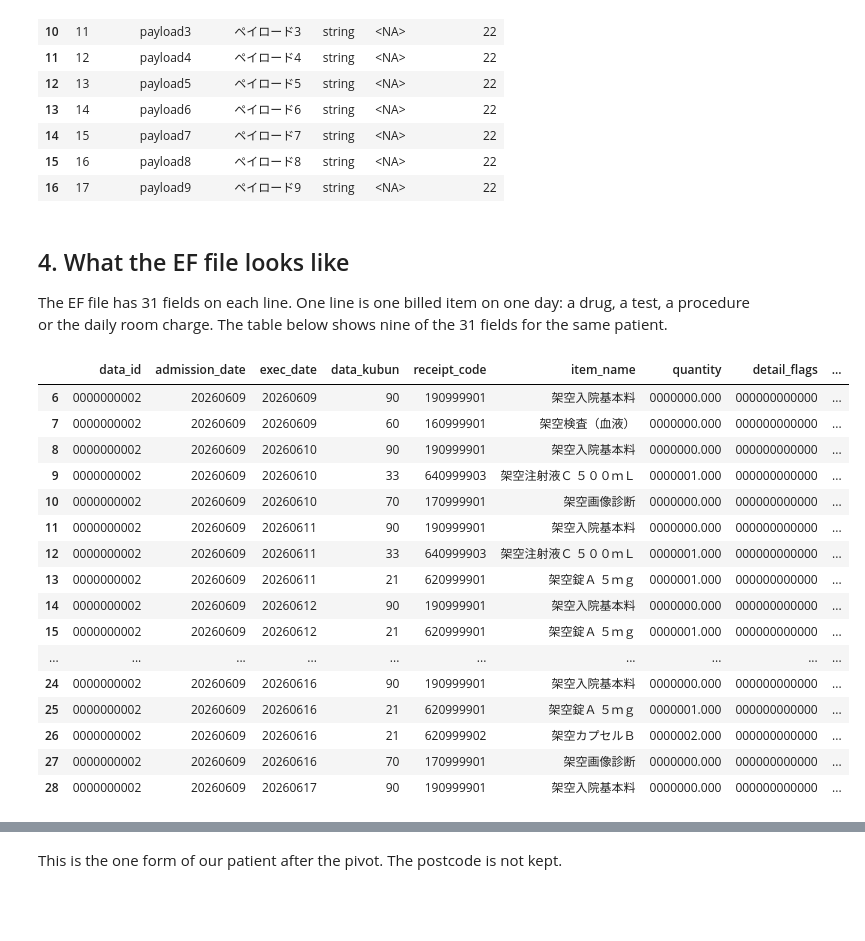
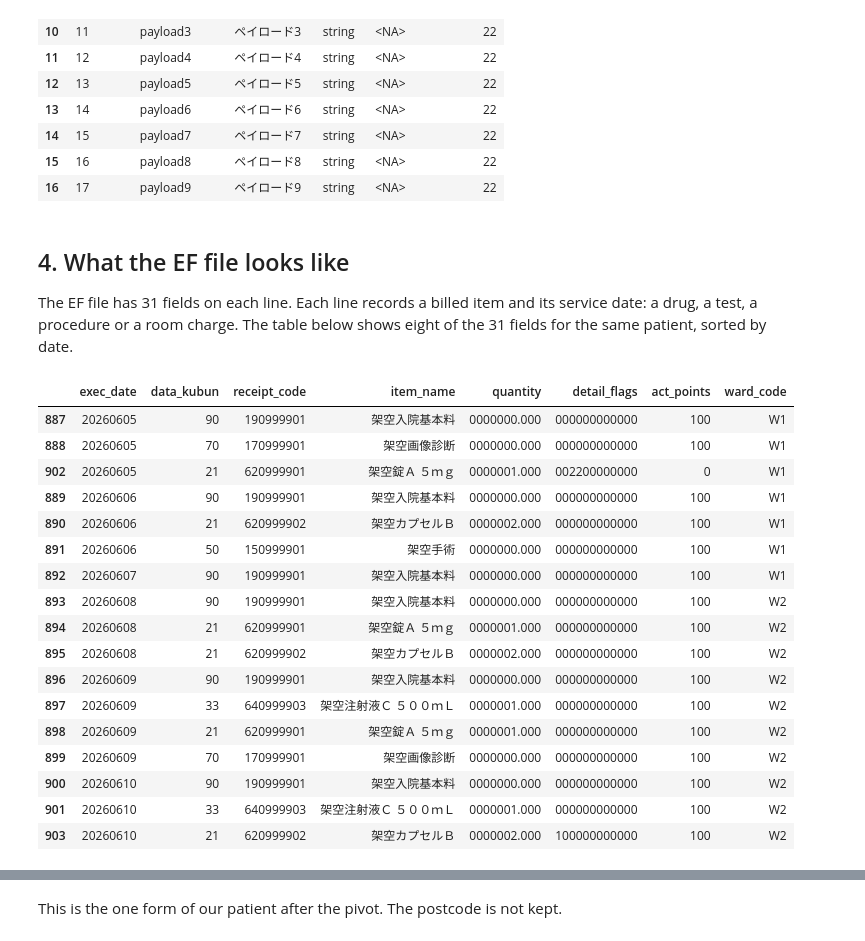
Before and after one commit to kojikojikojikoji/jpomop, a Jupyter notebook: examples/walkthrough_en.ipynb, the cells around one changed output, grey strips where cells are left out. Cells and saved outputs as stored; diff of their text form; code cells hidden in the pictures; blank space fills up the shorter version.

Commit message:
Walkthrough: one patient shows every case; real ICD-10 to SNOMED rows; suspected, brought-in and discharge drugs

```diff
--- a/examples/walkthrough_en.ipynb
+++ b/examples/walkthrough_en.ipynb
@@ -36,6 +36,11 @@ import jpomop
 
 pd.set_option("display.max_columns", 40)
 pd.set_option("display.width", 200)
+pd.set_option("display.max_colwidth", 80)
+
+SEED = 31                # see section 2
+FOLLOW = "0000000048"    # the patient we follow (data_id in the DPC files)
+FOLLOW_PERSON = 48       # the same patient in the CDM tables
 
 work = Path(tempfile.mkdtemp(prefix="jpomop_"))
 print("jpomop", jpomop.__version__)
@@ -138,33 +157,34 @@ pd.DataFrame(
 ## 4. What the EF file looks like
 
 The EF file has 31 fields on each line.
-One line is one billed item on one day: a drug, a test, a procedure or the daily room charge.
-The table below shows nine of the 31 fields for the same patient.
+Each line records a billed item and its service date: a drug, a test, a procedure or a room charge.
+The table below shows eight of the 31 fields for the same patient, sorted by date.
 # %%
 ef_spec = load_spec("dpc_ef")
 lines = m.ef.read_bytes().decode("cp932").splitlines()
 raw_ef = pd.DataFrame([ln.split("\t") for ln in lines], columns=ef_spec.field_names())
-cols = ["data_id", "admission_date", "exec_date", "data_kubun", "receipt_code",
-        "item_name", "quantity", "detail_flags", "ward_code"]
-raw_ef.loc[raw_ef["data_id"] == "0000000002", cols]
+cols = ["exec_date", "data_kubun", "receipt_code", "item_name", "quantity",
+        "detail_flags", "act_points", "ward_code"]
+raw_ef.loc[raw_ef["data_id"] == FOLLOW, cols].sort_values("exec_date", kind="stable")
 # %% [output]
-|  | data_id | admission_date | exec_date | data_kubun | receipt_code | item_name | quantity | detail_flags | ... |
-| 6 | 0000000002 | 20260609 | 20260609 | 90 | 190999901 | 架空入院基本料 | 0000000.000 | 000000000000 | ... |
-| 7 | 0000000002 | 20260609 | 20260609 | 60 | 160999901 | 架空検査（血液） | 0000000.000 | 000000000000 | ... |
-| 8 | 0000000002 | 20260609 | 20260610 | 90 | 190999901 | 架空入院基本料 | 0000000.000 | 000000000000 | ... |
-| 9 | 0000000002 | 20260609 | 20260610 | 33 | 640999903 | 架空注射液Ｃ ５００ｍＬ | 0000001.000 | 000000000000 | ... |
-| 10 | 0000000002 | 20260609 | 20260610 | 70 | 170999901 | 架空画像診断 | 0000000.000 | 000000000000 | ... |
-| 11 | 0000000002 | 20260609 | 20260611 | 90 | 190999901 | 架空入院基本料 | 0000000.000 | 000000000000 | ... |
-| 12 | 0000000002 | 20260609 | 20260611 | 33 | 640999903 | 架空注射液Ｃ ５００ｍＬ | 0000001.000 | 000000000000 | ... |
-| 13 | 0000000002 | 20260609 | 20260611 | 21 | 620999901 | 架空錠Ａ ５ｍｇ | 0000001.000 | 000000000000 | ... |
-| 14 | 0000000002 | 20260609 | 20260612 | 90 | 190999901 | 架空入院基本料 | 0000000.000 | 000000000000 | ... |
-| 15 | 0000000002 | 20260609 | 20260612 | 21 | 620999901 | 架空錠Ａ ５ｍｇ | 0000001.000 | 000000000000 | ... |
-| ... | ... | ... | ... | ... | ... | ... | ... | ... | ... |
-| 24 | 0000000002 | 20260609 | 20260616 | 90 | 190999901 | 架空入院基本料 | 0000000.000 | 000000000000 | ... |
-| 25 | 0000000002 | 20260609 | 20260616 | 21 | 620999901 | 架空錠Ａ ５ｍｇ | 0000001.000 | 000000000000 | ... |
-| 26 | 0000000002 | 20260609 | 20260616 | 21 | 620999902 | 架空カプセルＢ | 0000002.000 | 000000000000 | ... |
-| 27 | 0000000002 | 20260609 | 20260616 | 70 | 170999901 | 架空画像診断 | 0000000.000 | 000000000000 | ... |
-| 28 | 0000000002 | 20260609 | 20260617 | 90 | 190999901 | 架空入院基本料 | 0000000.000 | 000000000000 | ... |
+|  | exec_date | data_kubun | receipt_code | item_name | quantity | detail_flags | act_points | ward_code |
+| 887 | 20260605 | 90 | 190999901 | 架空入院基本料 | 0000000.000 | 000000000000 | 100 | W1 |
+| 888 | 20260605 | 70 | 170999901 | 架空画像診断 | 0000000.000 | 000000000000 | 100 | W1 |
+| 902 | 20260605 | 21 | 620999901 | 架空錠Ａ ５ｍｇ | 0000001.000 | 002200000000 | 0 | W1 |
+| 889 | 20260606 | 90 | 190999901 | 架空入院基本料 | 0000000.000 | 000000000000 | 100 | W1 |
+| 890 | 20260606 | 21 | 620999902 | 架空カプセルＢ | 0000002.000 | 000000000000 | 100 | W1 |
+| 891 | 20260606 | 50 | 150999901 | 架空手術 | 0000000.000 | 000000000000 | 100 | W1 |
+| 892 | 20260607 | 90 | 190999901 | 架空入院基本料 | 0000000.000 | 000000000000 | 100 | W1 |
+| 893 | 20260608 | 90 | 190999901 | 架空入院基本料 | 0000000.000 | 000000000000 | 100 | W2 |
+| 894 | 20260608 | 21 | 620999901 | 架空錠Ａ ５ｍｇ | 0000001.000 | 000000000000 | 100 | W2 |
+| 895 | 20260608 | 21 | 620999902 | 架空カプセルＢ | 0000002.000 | 000000000000 | 100 | W2 |
+| 896 | 20260609 | 90 | 190999901 | 架空入院基本料 | 0000000.000 | 000000000000 | 100 | W2 |
+| 897 | 20260609 | 33 | 640999903 | 架空注射液Ｃ ５００ｍＬ | 0000001.000 | 000000000000 | 100 | W2 |
+| 898 | 20260609 | 21 | 620999901 | 架空錠Ａ ５ｍｇ | 0000001.000 | 000000000000 | 100 | W2 |
+| 899 | 20260609 | 70 | 170999901 | 架空画像診断 | 0000000.000 | 000000000000 | 100 | W2 |
+| 900 | 20260610 | 90 | 190999901 | 架空入院基本料 | 0000000.000 | 000000000000 | 100 | W2 |
+| 901 | 20260610 | 33 | 640999903 | 架空注射液Ｃ ５００ｍＬ | 0000001.000 | 000000000000 | 100 | W2 |
+| 903 | 20260610 | 21 | 620999902 | 架空カプセルＢ | 0000002.000 | 100000000000 | 100 | W2 |
 # %% [markdown]
 How to read these lines:
 
```
Also changed, not shown: parts of 65 cells of this notebook, 1 other file.
